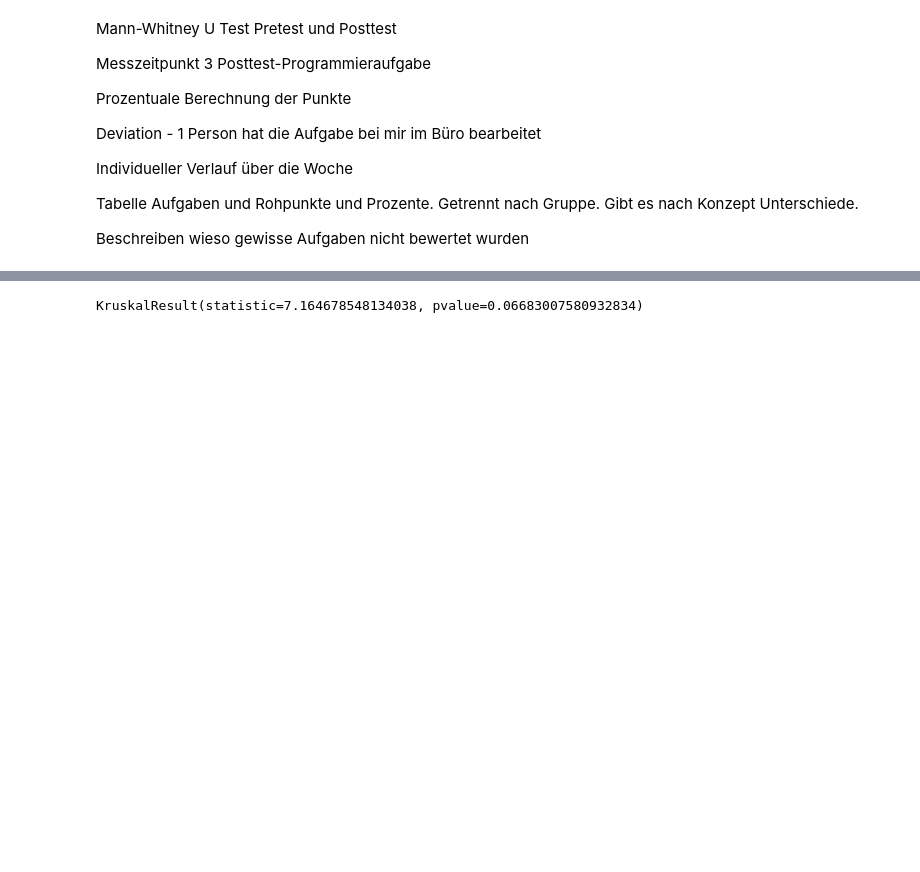
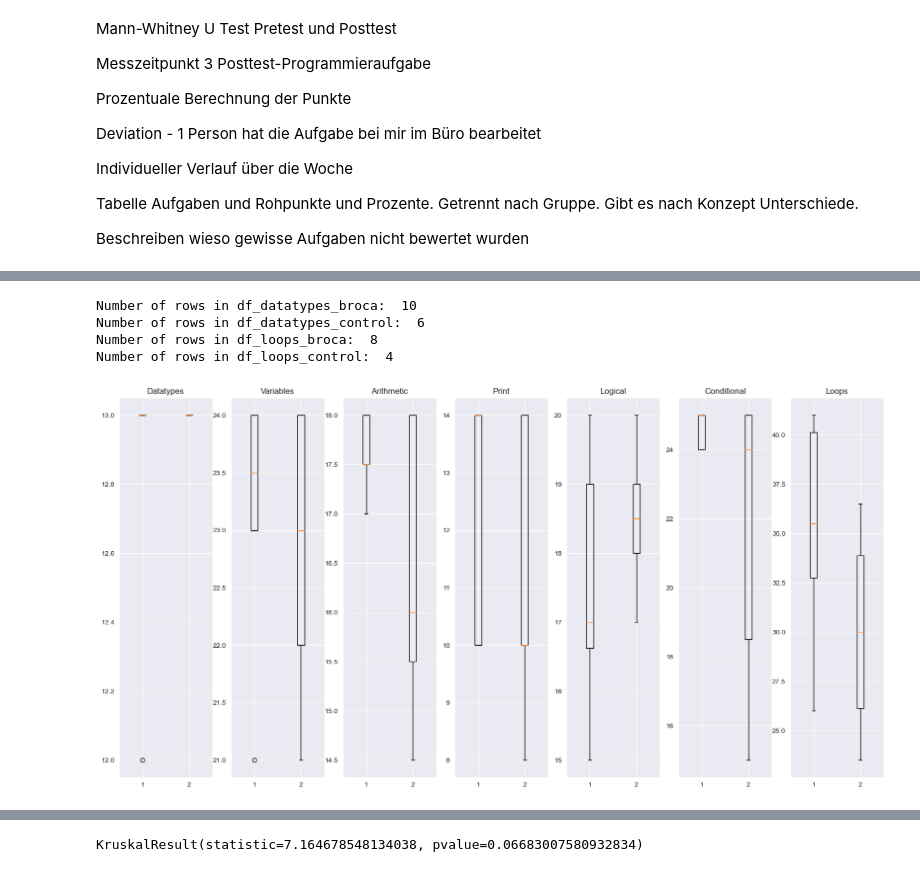
Before and after one commit to gord6/Tapping-into-the-Natural-Language-System-Using-Artificial-Languages-when-Learning-Programming, a Jupyter notebook: descriptive_statistics.ipynb, the cells around one changed output, grey strips where cells are left out. Saved outputs shown, nothing was run; the diff lists cells and outputs as text; code cells hidden in the pictures; blank space fills up the shorter version.

```diff
--- a/descriptive_statistics.ipynb
+++ b/descriptive_statistics.ipynb
@@ -377,0 +664,36 @@ plt.savefig('violinplot_pretest_posttest.pdf', bbox_inches='tight')
+# %%
+print('Number of rows in df_datatypes_broca: ', len(df_conditional_broca))
+print('Number of rows in df_datatypes_control: ', len(df_conditional_control))
+
+print('Number of rows in df_loops_broca: ', len(df_loops_broca))
+print('Number of rows in df_loops_control: ', len(df_loops_control))
+# %% [output]
+Number of rows in df_datatypes_broca:  10
+Number of rows in df_datatypes_control:  6
+Number of rows in df_loops_broca:  8
+Number of rows in df_loops_control:  4
+# %%
+#create boxplot for df_datatypes_broca and df_datatypes_control and df_variables_broca and df_variables_control
+#and df_arithmetic_broca and df_arithmetic_control and df_print_broca and df_print_control
+#and df_logical_broca and df_logical_control and df_conditional_broca and df_conditional_control
+#and df_loops_broca and df_loops_control
+fig, ax = plt.subplots(1, 7, figsize=(20, 10))
+
+ax[0].boxplot([df_datatypes_broca['Total'], df_datatypes_control['Total']])
+ax[0].set_title('Datatypes')
+ax[1].boxplot([df_variables_broca['Total'], df_variables_control['Total']])
+ax[1].set_title('Variables')
+ax[2].boxplot([df_arithmetic_broca['Total'], df_arithmetic_control['Total']])
+ax[2].set_title('Arithmetic')
+ax[3].boxplot([df_print_broca['Total'], df_print_control['Total']])
+ax[3].set_title('Print')
+ax[4].boxplot([df_logical_broca['Total'], df_logical_control['Total']])
+ax[4].set_title('Logical')
+ax[5].boxplot([df_conditional_broca['Total'], df_conditional_control['Total']])
+ax[5].set_title('Conditional')
+ax[6].boxplot([df_loops_broca['Total'], df_loops_control['Total']])
+ax[6].set_title('Loops')
+
+plt.savefig('boxplot.png')
+# %% [output]
+[figure, added]
```
Also changed, not shown: parts of 35 cells of this notebook, 5 other files.
